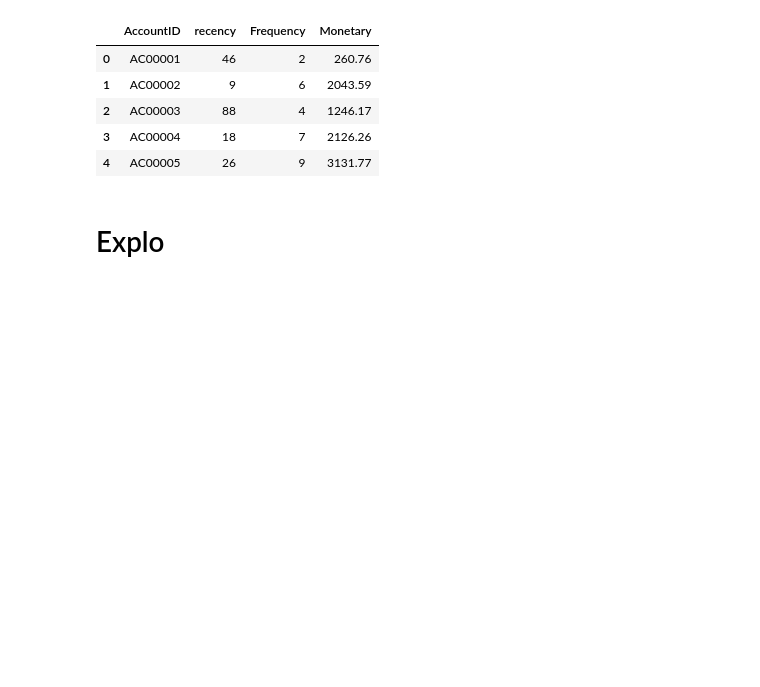
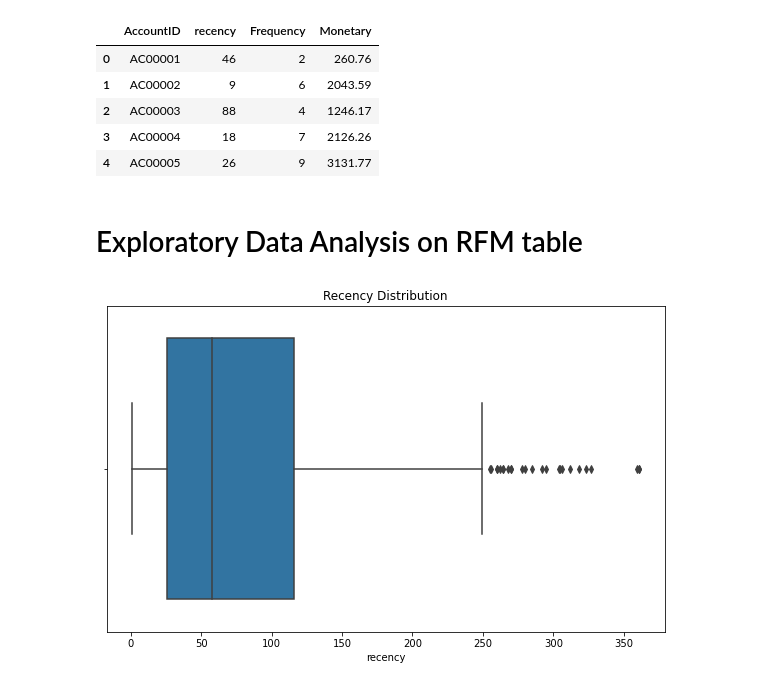
Before and after one commit to Sodiqlef/Customer-Transaction-Analysis, a Jupyter notebook: Kmeans-modeling.ipynb, the cells around one changed output. Cells and saved outputs as stored; diff of their text form; code cells hidden in the pictures; blank space fills up the shorter version.

Commit message:
complete exploratory data analysis on rfm table

```diff
--- a/Kmeans-modeling.ipynb
+++ b/Kmeans-modeling.ipynb
@@ -328,5 +328,13 @@ rfm.head()
 | 2 | AC00003 | 88 | 4 | 1246.17 |
 | 3 | AC00004 | 18 | 7 | 2126.26 |
 | 4 | AC00005 | 26 | 9 | 3131.77 |
-# %% [markdown]
-# Explo
+# %% [markdown]
+# Exploratory Data Analysis on RFM table
+# %%
+# Check Recency distribution using boxplot
+plt.subplots(figsize=(10,6))
+sns.boxplot(rfm["recency"])
+plt.title("Recency Distribution")
+plt.show()
+# %% [output]
+[figure, added]
```
Also changed, not shown: parts of 2 cells of this notebook.
